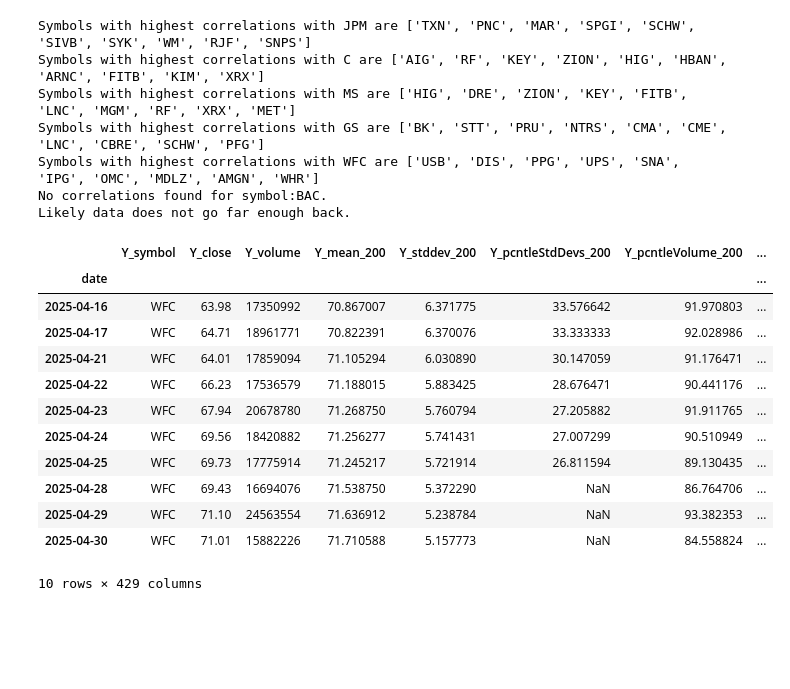
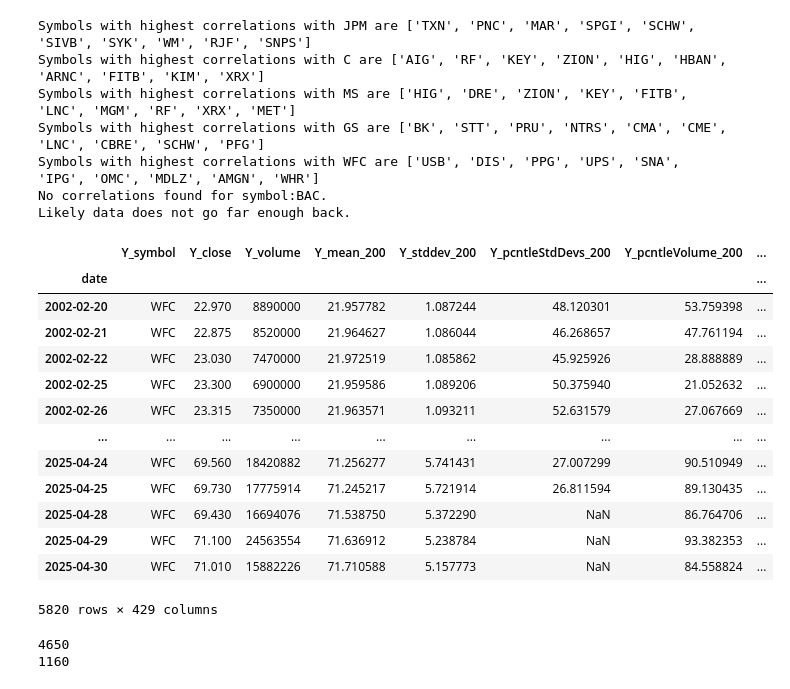
Before and after one commit to psharma1544/JupyterNotebooks, a Jupyter notebook: LLMs/PredictiveModeling_Pytorch.ipynb, the cells around one changed output. Drawn from its saved outputs; the diff is of its cells as text; code cells hidden in the pictures; blank space fills up the shorter version.

Commit message:
Divided datasets into training and test for torch data loaders

```diff
--- a/LLMs/PredictiveModeling_Pytorch.ipynb
+++ b/LLMs/PredictiveModeling_Pytorch.ipynb
@@ -83,7 +86,7 @@ def generate_file_path(symbol, date=None):
 # tmp_df.tail(10)
 # %%
 def retrieve_technical_indicator_data_for_symbol(symbol, columns = None, feature=None)\
-        -> pd.DataFrame:
+        -> Any:
     """
     Retrieves Technical Indicator Data for a given symbol
     for given columns and labels them as Y (dependent) or
@@ -145,7 +148,7 @@ tmp_df.tail(10)
 # %%
 def find_symbols_w_highest_correlations(symbol, correlations, count):
     """
-    Finds tickets whose return have highest correlation
+    Finds tickers whose return have highest correlation
     with the returns of given symbol
     :param symbol:
     :param correlations:
@@ -232,19 +235,21 @@ Symbols with highest correlations with GS are ['BK', 'STT', 'PRU', 'NTRS', 'CMA'
 Symbols with highest correlations with WFC are ['USB', 'DIS', 'PPG', 'UPS', 'SNA', 'IPG', 'OMC', 'MDLZ', 'AMGN', 'WHR']
 No correlations found for symbol:BAC.
 Likely data does not go far enough back.
-# %%
-dfrm_aggr_training_data.tail(10)
-# %% [output]
-|  | Y_symbol | Y_close | Y_volume | Y_mean_200 | Y_stddev_200 | Y_pcntleStdDevs_200 | Y_pcntleVolume_200 | ... |
-| date |  |  |  |  |  |  |  | ... |
-| 2025-04-16 | WFC | 63.98 | 17350992 | 70.867007 | 6.371775 | 33.576642 | 91.970803 | ... |
-| 2025-04-17 | WFC | 64.71 | 18961771 | 70.822391 | 6.370076 | 33.333333 | 92.028986 | ... |
-| 2025-04-21 | WFC | 64.01 | 17859094 | 71.105294 | 6.030890 | 30.147059 | 91.176471 | ... |
-| 2025-04-22 | WFC | 66.23 | 17536579 | 71.188015 | 5.883425 | 28.676471 | 90.441176 | ... |
-| 2025-04-23 | WFC | 67.94 | 20678780 | 71.268750 | 5.760794 | 27.205882 | 91.911765 | ... |
-| 2025-04-24 | WFC | 69.56 | 18420882 | 71.256277 | 5.741431 | 27.007299 | 90.510949 | ... |
-| 2025-04-25 | WFC | 69.73 | 17775914 | 71.245217 | 5.721914 | 26.811594 | 89.130435 | ... |
-| 2025-04-28 | WFC | 69.43 | 16694076 | 71.538750 | 5.372290 | NaN | 86.764706 | ... |
-| 2025-04-29 | WFC | 71.10 | 24563554 | 71.636912 | 5.238784 | NaN | 93.382353 | ... |
-| 2025-04-30 | WFC | 71.01 | 15882226 | 71.710588 | 5.157773 | NaN | 84.558824 | ... |
-10 rows × 429 columns
+# %%
+dfrm_single_symbol_training_data = dfrm_list_full_matrix_data[4]
+dfrm_single_symbol_training_data
+# %% [output]
+|  | Y_symbol | Y_close | Y_volume | Y_mean_200 | Y_stddev_200 | Y_pcntleStdDevs_200 | Y_pcntleVolume_200 | ... |
+| date |  |  |  |  |  |  |  | ... |
+| 2002-02-20 | WFC | 22.970 | 8890000 | 21.957782 | 1.087244 | 48.120301 | 53.759398 | ... |
+| 2002-02-21 | WFC | 22.875 | 8520000 | 21.964627 | 1.086044 | 46.268657 | 47.761194 | ... |
+| 2002-02-22 | WFC | 23.030 | 7470000 | 21.972519 | 1.085862 | 45.925926 | 28.888889 | ... |
+| 2002-02-25 | WFC | 23.300 | 6900000 | 21.959586 | 1.089206 | 50.375940 | 21.052632 | ... |
+| 2002-02-26 | WFC | 23.315 | 7350000 | 21.963571 | 1.093211 | 52.631579 | 27.067669 | ... |
+| ... | ... | ... | ... | ... | ... | ... | ... | ... |
+| 2025-04-24 | WFC | 69.560 | 18420882 | 71.256277 | 5.741431 | 27.007299 | 90.510949 | ... |
+| 2025-04-25 | WFC | 69.730 | 17775914 | 71.245217 | 5.721914 | 26.811594 | 89.130435 | ... |
+| 2025-04-28 | WFC | 69.430 | 16694076 | 71.538750 | 5.372290 | NaN | 86.764706 | ... |
+| 2025-04-29 | WFC | 71.100 | 24563554 | 71.636912 | 5.238784 | NaN | 93.382353 | ... |
+| 2025-04-30 | WFC | 71.010 | 15882226 | 71.710588 | 5.157773 | NaN | 84.558824 | ... |
+5820 rows × 429 columns
@@ -250,0 +273,8 @@ dfrm_aggr_training_data.tail(10)
+# %%
+dfrm_training = dfrm_single_symbol_training_data.iloc[batch_size:offset_test_data_start, :]
+dfrm_test = dfrm_single_symbol_training_data.iloc[offset_test_data_start:offset_test_date_end, :]
+print(len(dfrm_training))
+print(len(dfrm_test))
+# %% [output]
+4650
+1160
```
Also changed, not shown: parts of 5 cells of this notebook.
